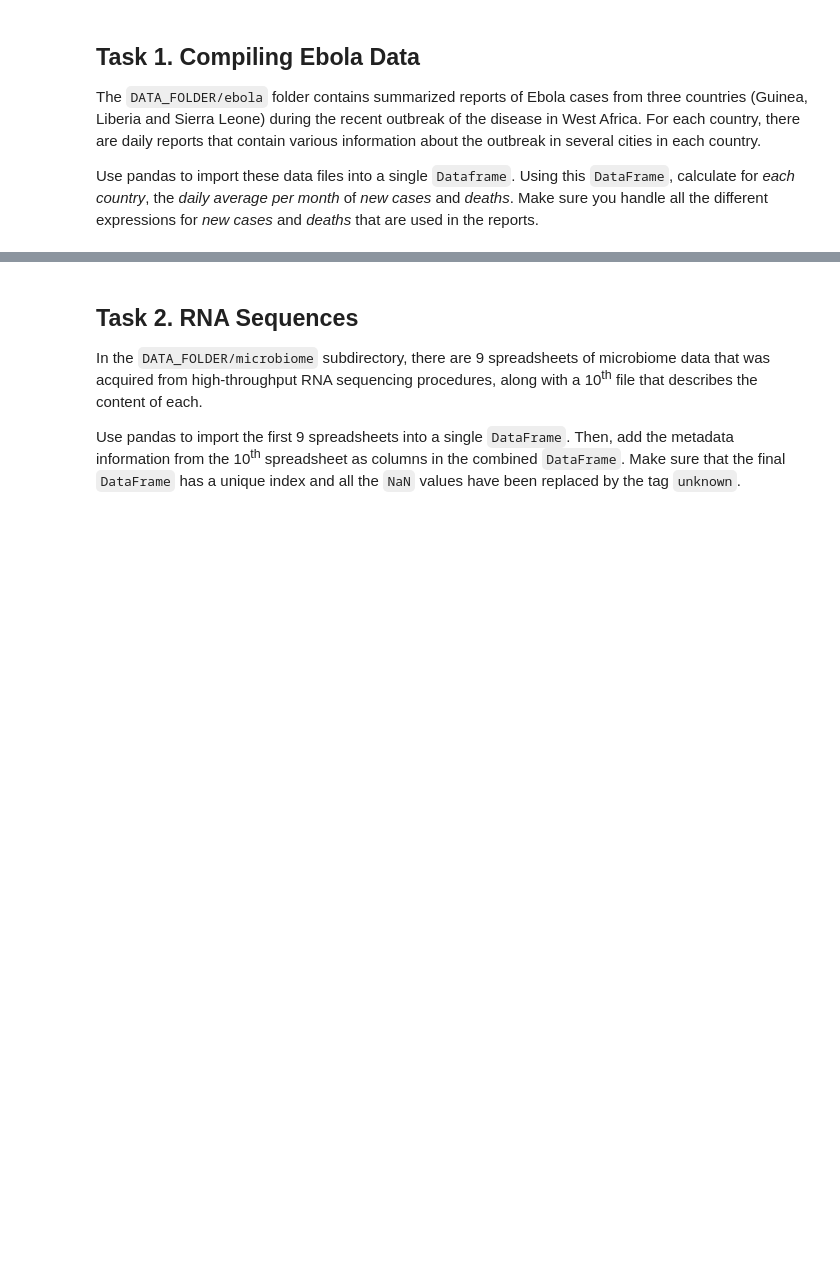
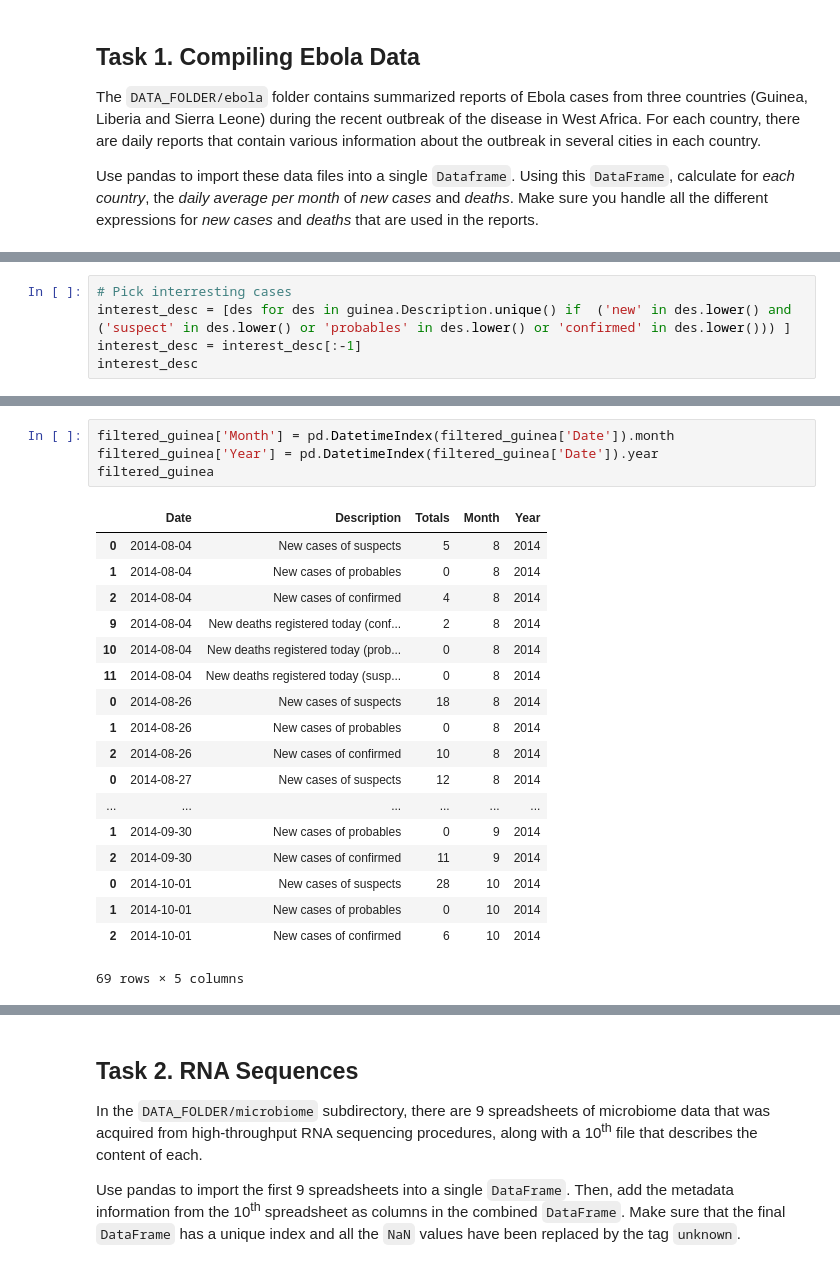
Before and after one commit to khalidomari/ADA2017, a Jupyter notebook: 01 - Pandas and Data Wrangling/Homework 1_Khalid.ipynb, the cells around one changed output, grey strips where cells are left out. Drawn from its saved outputs; the diff is of its cells as text; blank space fills up the shorter version.

```diff
--- a/01 - Pandas and Data Wrangling/Homework 1_Khalid.ipynb
+++ b/01 - Pandas and Data Wrangling/Homework 1_Khalid.ipynb
@@ -17,0 +74,5 @@ Make sure you handle all the different expressions for *new cases* and *deaths*
+# %%
+# Pick interresting cases
+interest_desc = [des for des in guinea.Description.unique() if  ('new' in des.lower() and ('suspect' in des.lower() or 'probables' in des.lower() or 'confirmed' in des.lower())) ]
+interest_desc = interest_desc[:-1]
+interest_desc
@@ -17,0 +121,23 @@ Make sure you handle all the different expressions for *new cases* and *deaths*
+# %%
+filtered_guinea['Month'] = pd.DatetimeIndex(filtered_guinea['Date']).month
+filtered_guinea['Year'] = pd.DatetimeIndex(filtered_guinea['Date']).year
+filtered_guinea
+# %% [output]
+|  | Date | Description | Totals | Month | Year |
+| 0 | 2014-08-04 | New cases of suspects | 5 | 8 | 2014 |
+| 1 | 2014-08-04 | New cases of probables | 0 | 8 | 2014 |
+| 2 | 2014-08-04 | New cases of confirmed | 4 | 8 | 2014 |
+| 9 | 2014-08-04 | New deaths registered today (conf... | 2 | 8 | 2014 |
+| 10 | 2014-08-04 | New deaths registered today (prob... | 0 | 8 | 2014 |
+| 11 | 2014-08-04 | New deaths registered today (susp... | 0 | 8 | 2014 |
+| 0 | 2014-08-26 | New cases of suspects | 18 | 8 | 2014 |
+| 1 | 2014-08-26 | New cases of probables | 0 | 8 | 2014 |
+| 2 | 2014-08-26 | New cases of confirmed | 10 | 8 | 2014 |
+| 0 | 2014-08-27 | New cases of suspects | 12 | 8 | 2014 |
+| ... | ... | ... | ... | ... | ... |
+| 1 | 2014-09-30 | New cases of probables | 0 | 9 | 2014 |
+| 2 | 2014-09-30 | New cases of confirmed | 11 | 9 | 2014 |
+| 0 | 2014-10-01 | New cases of suspects | 28 | 10 | 2014 |
+| 1 | 2014-10-01 | New cases of probables | 0 | 10 | 2014 |
+| 2 | 2014-10-01 | New cases of confirmed | 6 | 10 | 2014 |
+69 rows × 5 columns
```
Also changed, not shown: parts of 18 cells of this notebook.
